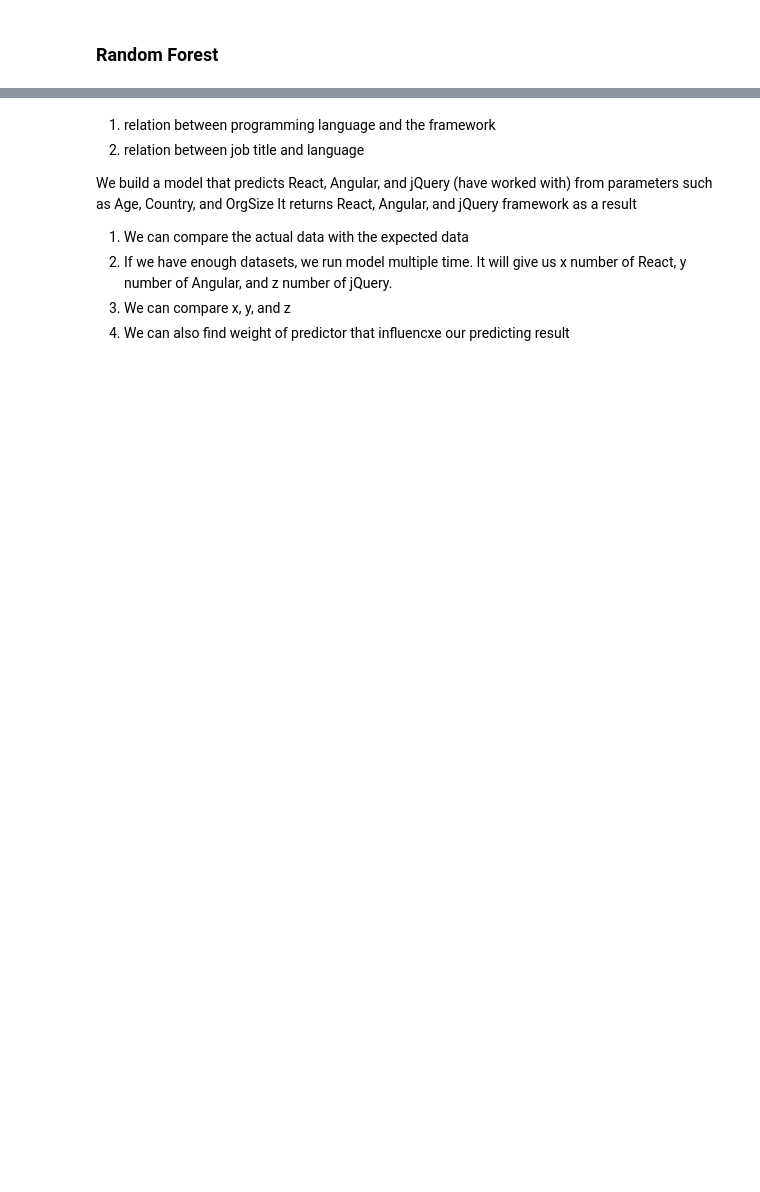
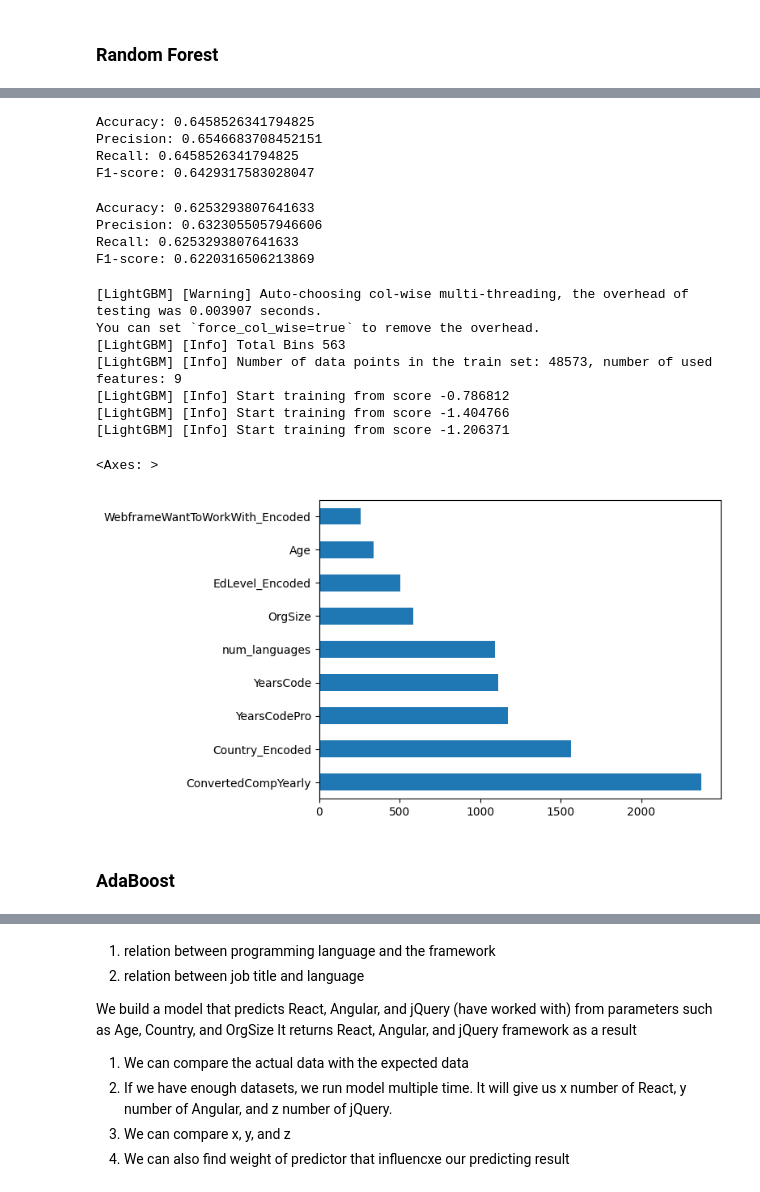
Before and after one commit to Poomon001/Framework-Trend-Model-Analysis, a Jupyter notebook: main.ipynb, the cells around one changed output, grey strips where cells are left out. Cells and saved outputs as stored; diff of their text form; code cells hidden in the pictures; blank space fills up the shorter version.

```diff
--- a/main.ipynb
+++ b/main.ipynb
@@ -1132,0 +1252,10 @@ feature_importances.sort_values(ascending=False).plot(kind='barh')
+# %%
+# import LightGBM classifier
+from lightgbm import LGBMClassifier
+
+lgbm_model = Pipeline([
+    ('preprocessing', preprocessing),
+    ('lgbm', LGBMClassifier(random_state=42))
+])
+
+lgbm_model.fit(X_train, y_train)
@@ -1132,0 +1315,62 @@ feature_importances.sort_values(ascending=False).plot(kind='barh')
+# %%
+# Make predictions on the train set
+y_pred = lgbm_model.predict(X_train)
+
+# evaluation model
+accuracy = accuracy_score(y_train, y_pred)
+precision = precision_score(y_train, y_pred, average='weighted')
+recall = recall_score(y_train, y_pred, average='weighted')
+f1 = f1_score(y_train, y_pred, average='weighted')
+
+print("Accuracy:", accuracy)
+print("Precision:", precision)
+print("Recall:", recall)
+print("F1-score:", f1)
+# %% [output]
+Accuracy: 0.6458526341794825
+Precision: 0.6546683708452151
+Recall: 0.6458526341794825
+F1-score: 0.6429317583028047
+# %%
+# Make predictions on the test set
+y_pred = lgbm_model.predict(X_test)
+
+# evaluation model
+accuracy = accuracy_score(y_test, y_pred)
+precision = precision_score(y_test, y_pred, average='weighted')
+recall = recall_score(y_test, y_pred, average='weighted')
+f1 = f1_score(y_test, y_pred, average='weighted')
+
+print("Accuracy:", accuracy)
+print("Precision:", precision)
+print("Recall:", recall)
+print("F1-score:", f1)
+# %% [output]
+Accuracy: 0.6253293807641633
+Precision: 0.6323055057946606
+Recall: 0.6253293807641633
+F1-score: 0.6220316506213869
+# %%
+# Get feature importances from the model
+lgbm = lgbm_model.named_steps['lgbm']
+lgbm.fit(X_train, y_train)
+feature_importances = lgbm.feature_importances_
+
+# Pair feature importances with the feature names
+feature_names = X_train.columns
+feature_importances = pd.Series(feature_importances, index=feature_names)
+
+# plot feature importances
+feature_importances.sort_values(ascending=False).plot(kind='barh')
+# %% [output]
+[LightGBM] [Warning] Auto-choosing col-wise multi-threading, the overhead of testing was 0.003907 seconds.
+You can set `force_col_wise=true` to remove the overhead.
+[LightGBM] [Info] Total Bins 563
+[LightGBM] [Info] Number of data points in the train set: 48573, number of used features: 9
+[LightGBM] [Info] Start training from score -0.786812
+[LightGBM] [Info] Start training from score -1.404766
+[LightGBM] [Info] Start training from score -1.206371
+<Axes: >
+[figure, added]
+# %% [markdown]
+### AdaBoost
```
Also changed, not shown: parts of 38 cells of this notebook.
